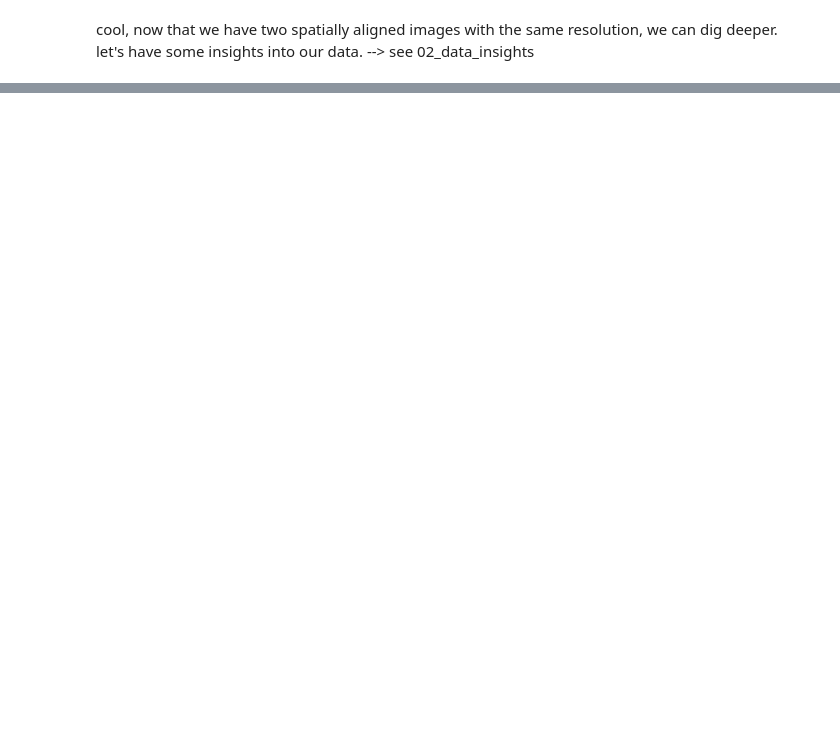
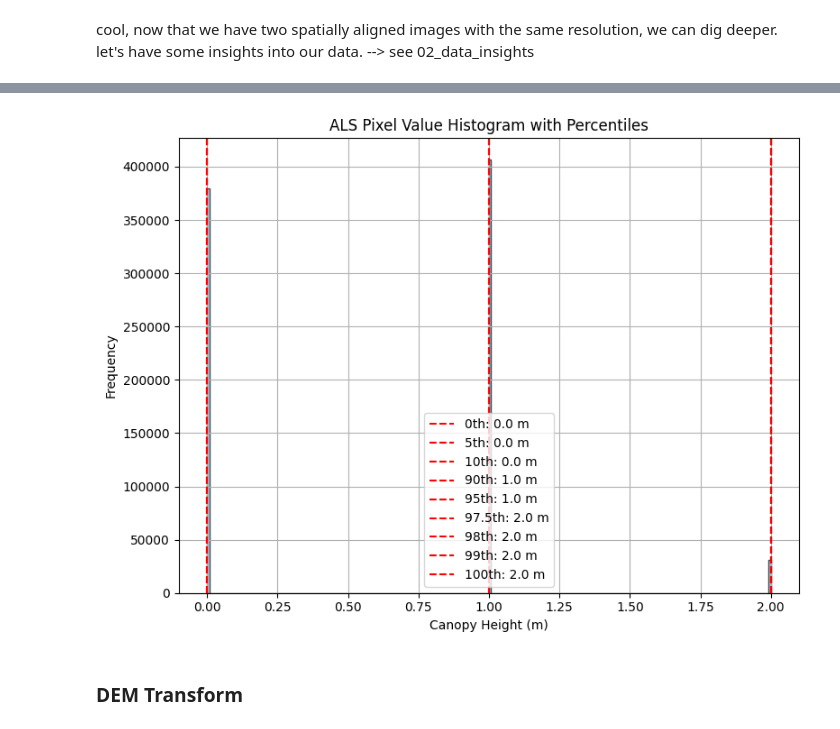
Before and after one commit to fizz-x/TreeHeads, a Jupyter notebook: processing/01_init_pipe.ipynb, the cells around one changed output, grey strips where cells are left out. Saved outputs shown, nothing was run; the diff lists cells and outputs as text; code cells hidden in the pictures; blank space fills up the shorter version.

```diff
--- a/processing/01_init_pipe.ipynb
+++ b/processing/01_init_pipe.ipynb
@@ -548,0 +552,4 @@ cool, now that we have two spatially aligned images with the same resolution, we
+# %%
+dlt1p, meta, PATH_DLT1_P = proc.transform_and_crop_to_als(PATH_SITE1F + DLT_SUFFIX, ALS_PATH1_RES, S2Stack01['summer'], PATH_SITE1)
+dlt2p, meta, PATH_DLT2_P = proc.transform_and_crop_to_als(PATH_SITE2F + DLT_SUFFIX, ALS_PATH2_RES, S2Stack02['summer'], PATH_SITE2)
+dlt3p, meta, PATH_DLT3_P = proc.transform_and_crop_to_als(PATH_SITE3F + DLT_SUFFIX, ALS_PATH3_RES, S2Stack03['summer'], PATH_SITE3)
@@ -548,0 +577,7 @@ cool, now that we have two spatially aligned images with the same resolution, we
+# %%
+plot_ALS_histogram(PATH_DLT2_P)
+#plot_ALS_histogram(PATH_SITE2F + DLT_SUFFIX)
+# %% [output]
+[figure, added]
+# %% [markdown]
+### DEM Transform
```
Also changed, not shown: parts of 28 cells of this notebook, 3 other files.
